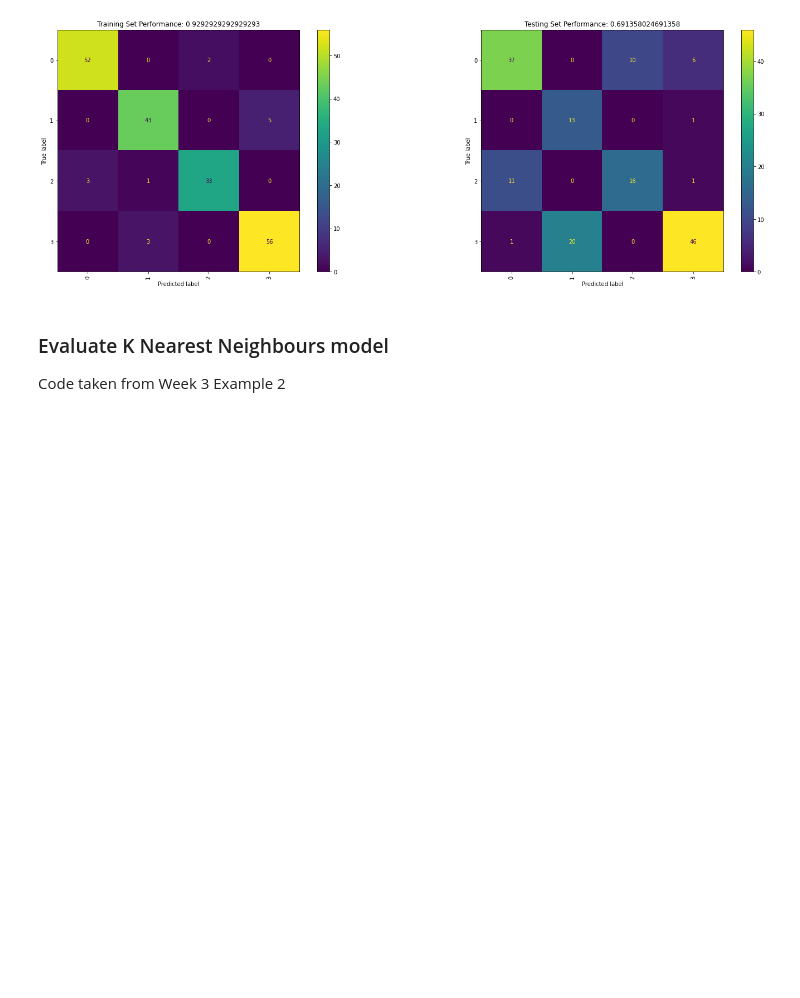
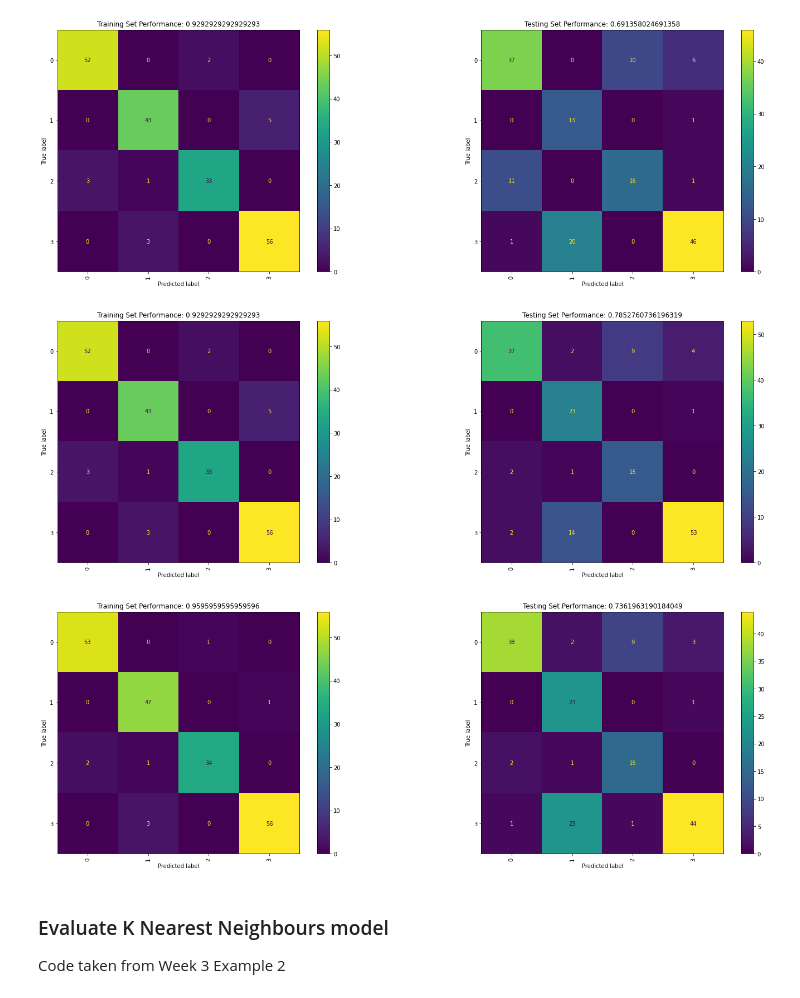
Before and after one commit to Sunthas515/420-1, a Jupyter notebook: Assessment 1A/Question2.ipynb, the cells around one changed output. Saved outputs shown, nothing was run; the diff lists cells and outputs as text; code cells hidden in the pictures; blank space fills up the shorter version.

```diff
--- a/Assessment 1A/Question2.ipynb
+++ b/Assessment 1A/Question2.ipynb
@@ -287,6 +287,15 @@ eval_model(svm, X_train, Y_train, X_test, Y_test)
 # %% [output]
 {'class_weight': 'balanced', 'gamma': 0.11, 'kernel': 'rbf', 'nu': 0.2}
 [figure]
+# %%
+eval_model(svm, X_train, Y_train, X_val, Y_val)
+
+svm2 = NuSVC(nu=0.15)
+svm2.fit(X_train, Y_train)
+eval_model(svm2, X_train, Y_train, X_val, Y_val)
+# %% [output]
+[figure, added]
+[figure, added]
 # %% [markdown]
 ### Evaluate K Nearest Neighbours model
 
```
Also changed, not shown: parts of 1 cell of this notebook.
